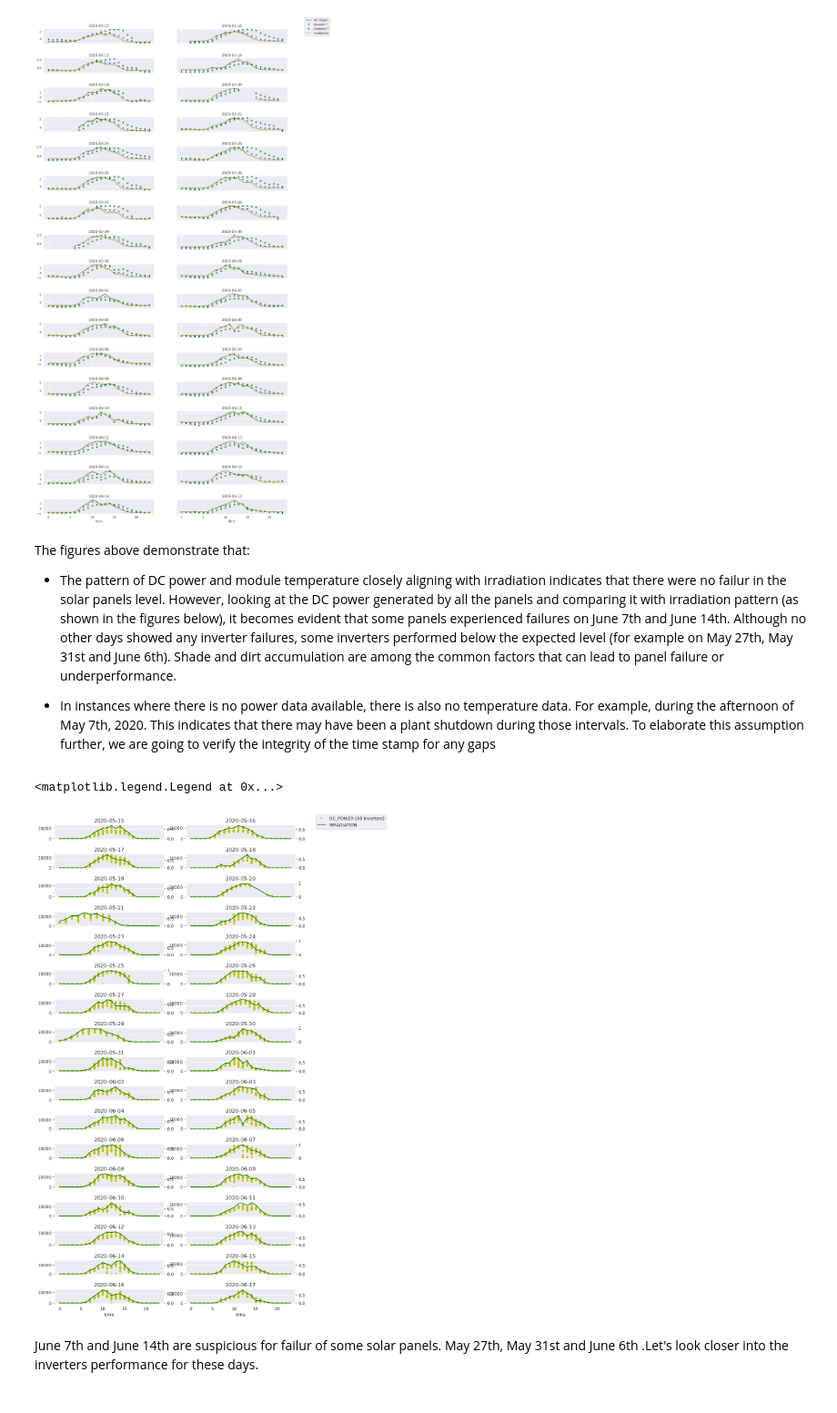
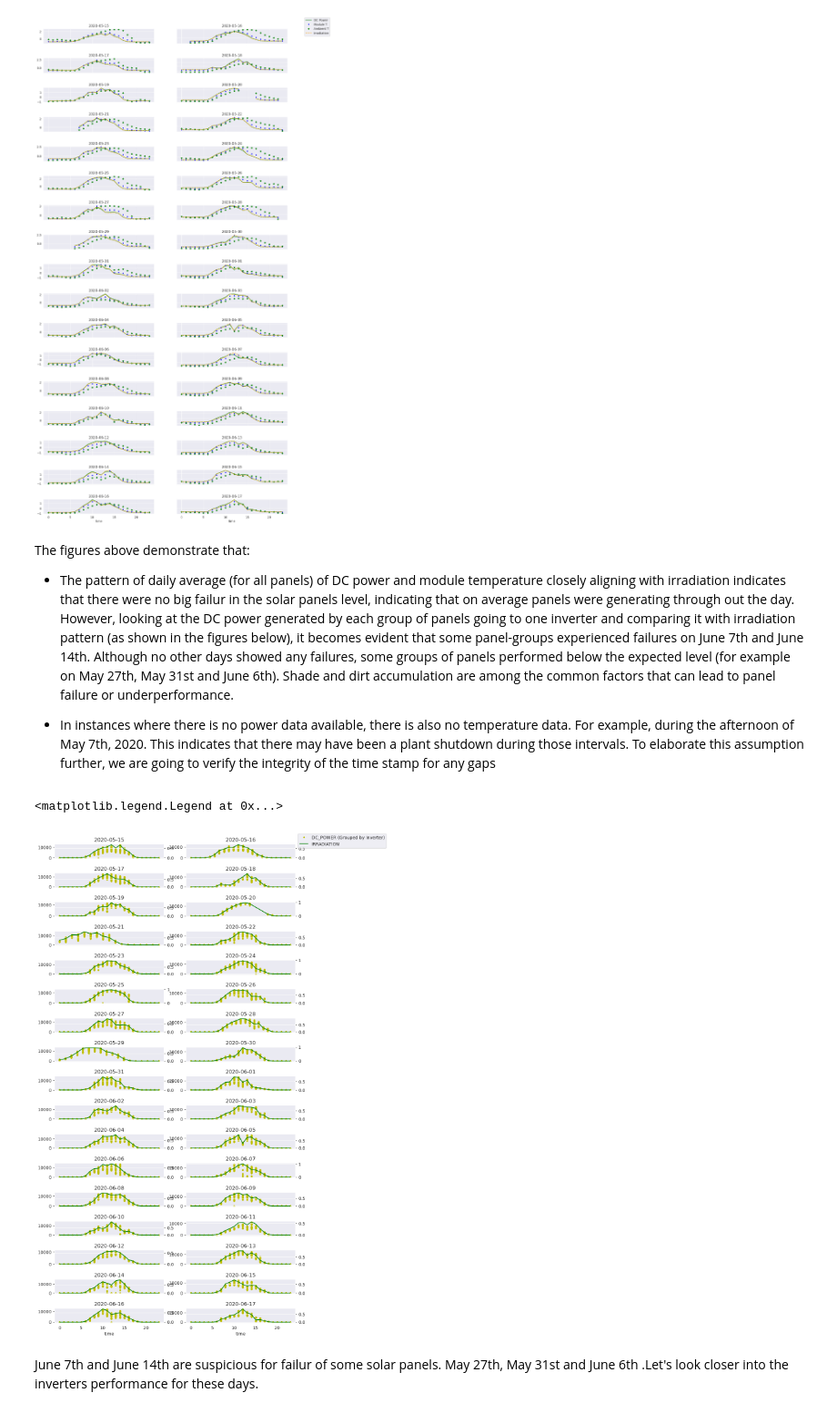
Before and after one commit to sedimir/SediMir, a Jupyter notebook: solar-power-generation.ipynb, the cells around one changed output. Shown at 91% size. Saved outputs shown, nothing was run; the diff lists cells and outputs as text; code cells hidden in the pictures.

Commit message:
Kaggle Notebook | Using Data Analytics to Manage a Solar Power Plant | Version 25

```diff
--- a/solar-power-generation.ipynb
+++ b/solar-power-generation.ipynb
@@ -268,28 +268,28 @@ f.legend(handles,labels,bbox_to_anchor=(1.04,0.90))
 # %% [markdown]
 The figures above demonstrate that:
 
-* The pattern of DC power and module temperature closely aligning with irradiation indicates that there were no failur in the solar panels level. However, looking at the DC power generated by all the panels and comparing it with irradiation pattern (as shown in the figures below), it becomes evident that some panels experienced failures on June 7th and June 14th. Although no other days showed any inverter failures, some inverters performed below the expected level (for example on May 27th, May 31st and June 6th). Shade and dirt accumulation are among the common factors that can lead to panel failure or underperformance.
+* The pattern of daily average (for all panels) of DC power and module temperature closely aligning with irradiation indicates that there were no big failur in the solar panels level, indicating that on average panels were generating through out the day. However, looking at the DC power generated by each group of panels going to one inverter and comparing it with irradiation pattern (as shown in the figures below), it becomes evident that some panel-groups experienced failures on June 7th and June 14th. Although no other days showed any failures, some groups of panels performed below the expected level (for example on May 27th, May 31st and June 6th). Shade and dirt accumulation are among the common factors that can lead to panel failure or underperformance.
 
 * In instances where there is no power data available, there is also no temperature data. For example, during the afternoon of May 7th, 2020. This indicates that there may have been a plant shutdown during those intervals. To elaborate this assumption further, we are going to verify the integrity of the time stamp for any gaps
 # %%
 days=gen_sen.Day.unique()
 f,ax=plt.subplots(17,2,figsize=(10,20))
 f.subplots_adjust(hspace=1)
 i=0
 for a in range(0,17):
     for b in range(0,2):
         ax1=ax[a,b]
         gen_sen[gen_sen.Day==days[i]].plot(sharex=True,x='time',y='DC_POWER',style='y.',ax=ax1,legend=False)
         gen_sen[gen_sen.Day==days[i]].groupby('time').mean().plot(sharex=True,y='IRRADIATION',color='green',ax=ax1,legend=False,secondary_y=True)
         ax1.set_title(days[i])
         i+=1
 
 
-handles, labels=[ax1.lines[0],ax1.right_ax.lines[0]],['DC_POWER (All Inverters)','IRRADIATION']
+handles, labels=[ax1.lines[0],ax1.right_ax.lines[0]],['DC_POWER (Grouped by Inverter)','IRRADIATION']
 f.legend(handles,labels,bbox_to_anchor=(1.2,0.90))
 # %% [output]
 <matplotlib.legend.Legend at 0x...>
-[figure, old version]
+[figure, new version]
 # %% [markdown]
 June 7th and June 14th are suspicious for failur of some solar panels. May 27th, May 31st and June 6th .Let's look closer into the inverters performance for these days.
 # %%
```
Also changed, not shown: parts of 1 cell of this notebook.
